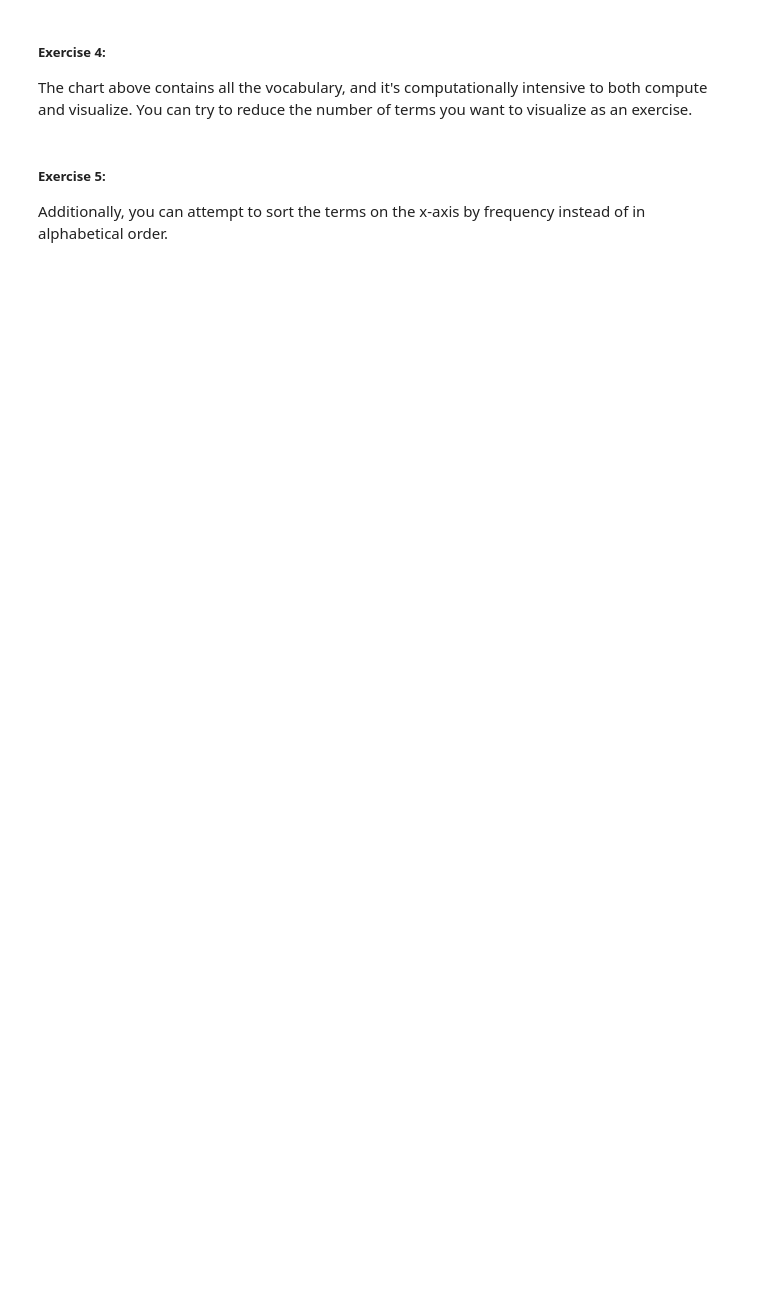
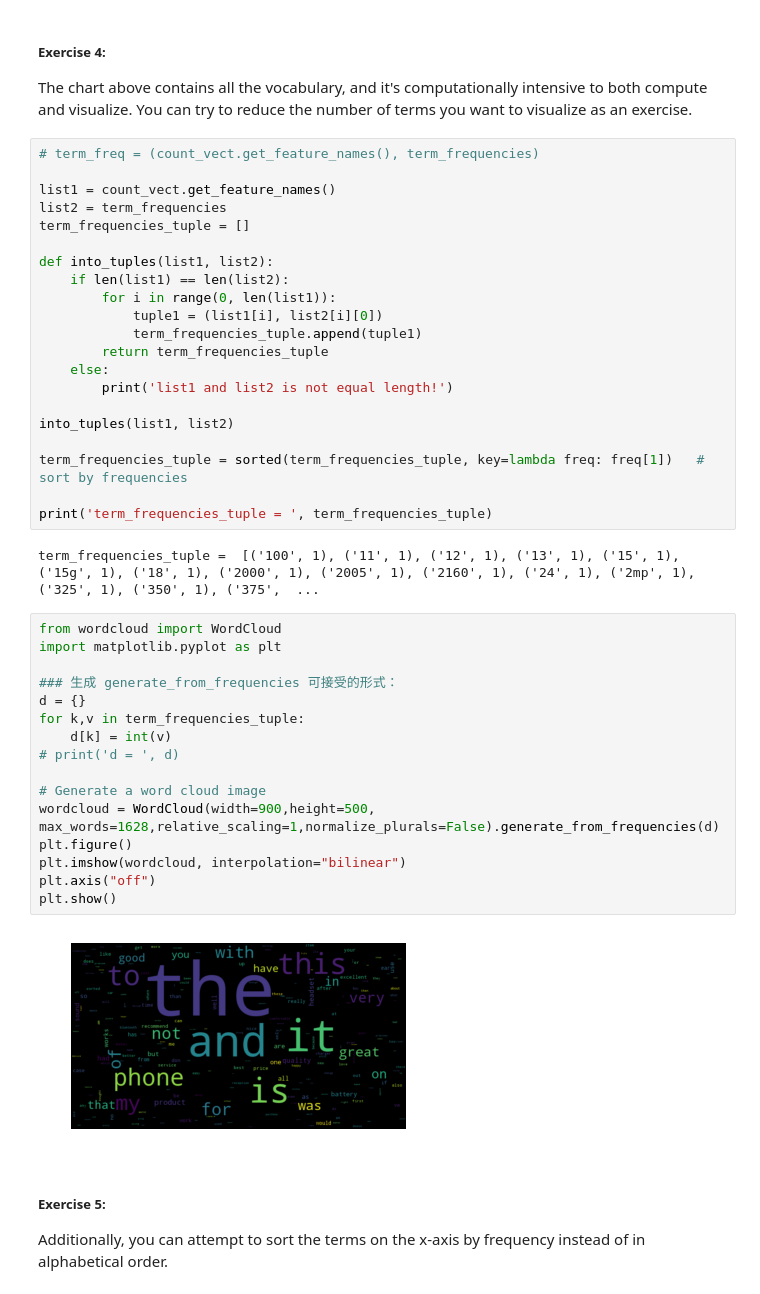
Before and after one commit to AmberFu/data_mining_hw_1, a Jupyter notebook: 傅珀瑩_1061066S.ipynb, the cells around one changed output. Cells and saved outputs as stored; diff of their text form; blank space fills up the shorter version.

```diff
--- a/傅珀瑩_1061066S.ipynb
+++ b/傅珀瑩_1061066S.ipynb
@@ -994,6 +991,47 @@ py.iplot(ta.plot_word_frequency([count_vect.get_feature_names(), term_frequencie
 # %% [markdown]
 ##### Exercise 4:
 The chart above contains all the vocabulary, and it's computationally intensive to both compute and visualize. You can try to reduce the number of terms you want to visualize as an exercise.
+# %%
+# term_freq = (count_vect.get_feature_names(), term_frequencies)
+
+list1 = count_vect.get_feature_names()
+list2 = term_frequencies
+term_frequencies_tuple = []
+
+def into_tuples(list1, list2):
+    if len(list1) == len(list2):
+        for i in range(0, len(list1)):
+            tuple1 = (list1[i], list2[i][0])
+            term_frequencies_tuple.append(tuple1)
+        return term_frequencies_tuple
+    else:
+        print('list1 and list2 is not equal length!')
+
+into_tuples(list1, list2)
+
+term_frequencies_tuple = sorted(term_frequencies_tuple, key=lambda freq: freq[1])   # sort by frequencies
+
+print('term_frequencies_tuple = ', term_frequencies_tuple)
+# %% [output]
+term_frequencies_tuple =  [('100', 1), ('11', 1), ('12', 1), ('13', 1), ('15', 1), ('15g', 1), ('18', 1), ('2000', 1), ('2005', 1), ('2160', 1), ('24', 1), ('2mp', 1), ('325', 1), ('350', 1), ('375',  ...
+# %%
+from wordcloud import WordCloud
+import matplotlib.pyplot as plt
+
+### 生成 generate_from_frequencies 可接受的形式：
+d = {}
+for k,v in term_frequencies_tuple:
+    d[k] = int(v)
+# print('d = ', d)
+
+# Generate a word cloud image
+wordcloud = WordCloud(width=900,height=500, max_words=1628,relative_scaling=1,normalize_plurals=False).generate_from_frequencies(d)
+plt.figure()
+plt.imshow(wordcloud, interpolation="bilinear")
+plt.axis("off")
+plt.show()
+# %% [output]
+[figure, added]
 # %% [markdown]
 ##### Exercise 5:
 Additionally, you can attempt to sort the terms on the x-axis by frequency instead of in alphabetical order.
```
Also changed, not shown: parts of 6 cells of this notebook.
